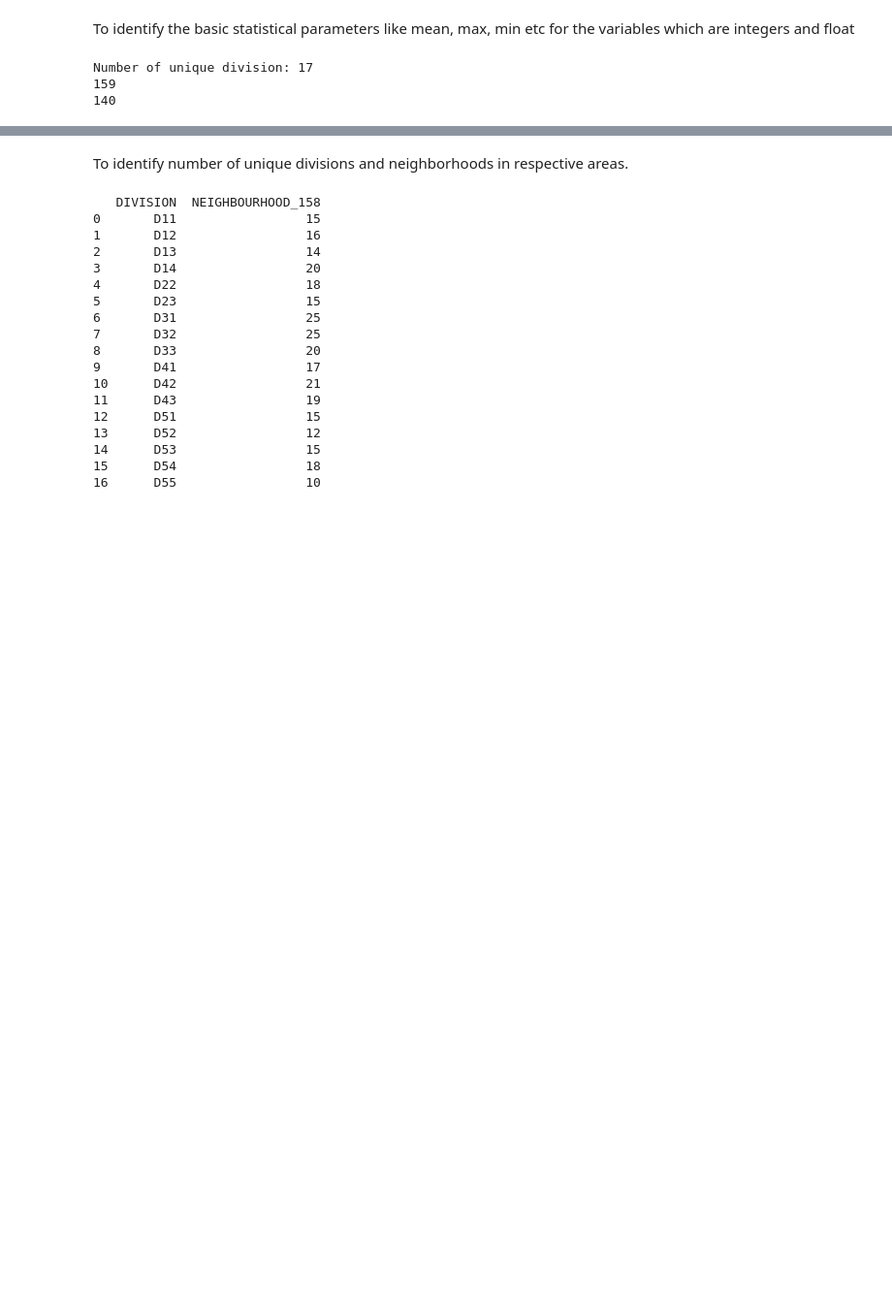
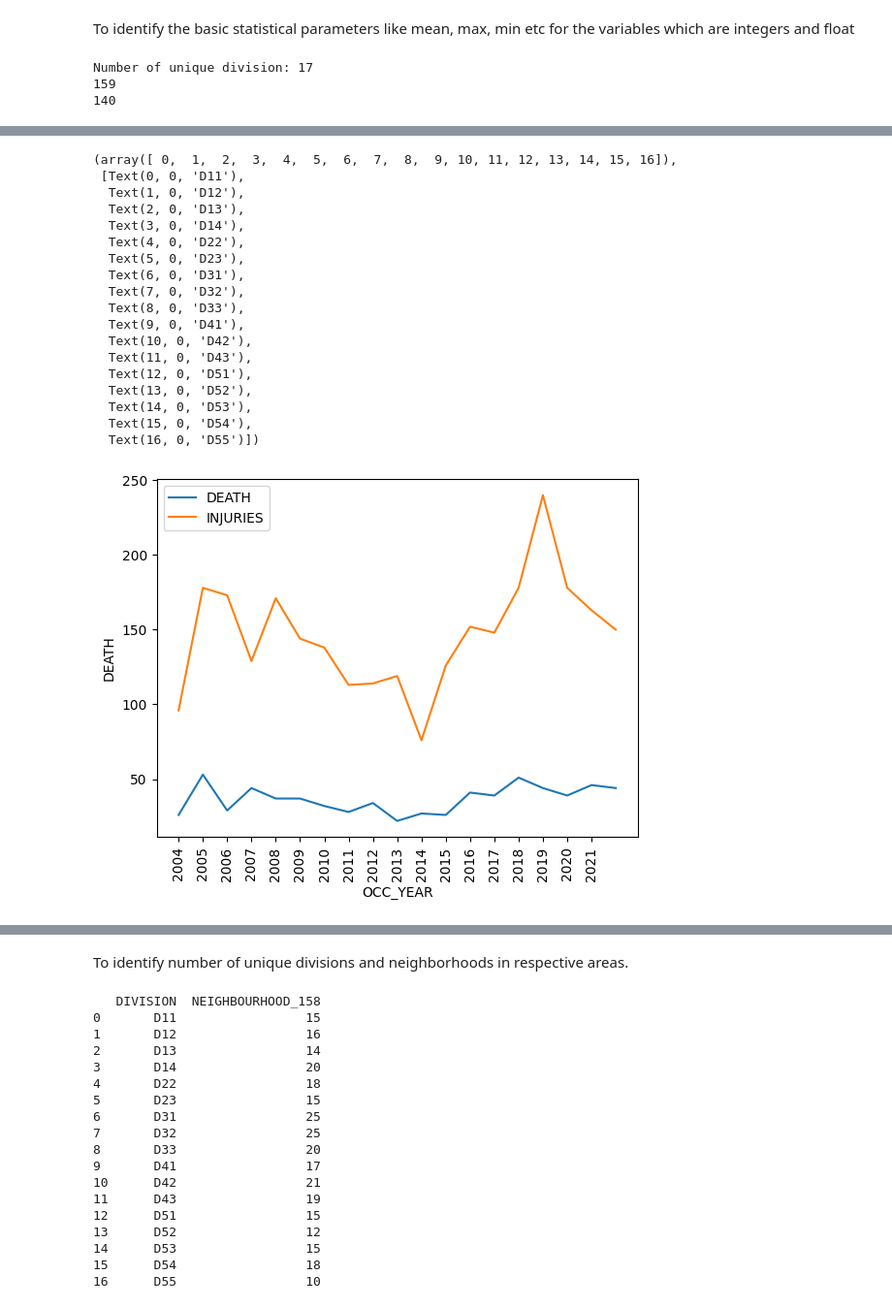
Before and after one commit to Jpeng23/MMAI5100_group6, a Jupyter notebook: project.ipynb, the cells around one changed output, grey strips where cells are left out. Shown at 97% size. Saved outputs shown, nothing was run; the diff lists cells and outputs as text; code cells hidden in the pictures; blank space fills up the shorter version.

```diff
--- a/project.ipynb
+++ b/project.ipynb
@@ -72,0 +95,35 @@ Number of unique division: 17
+# %%
+df12=df.groupby(["OCC_YEAR"])["DEATH"].sum().reset_index()
+df12
+ax=sns.lineplot(x="OCC_YEAR",y="DEATH",data=df12,label="DEATH")
+ax.set_xticks(range(2004,2022))
+plt.xticks(rotation=90)
+df13=df.groupby(["DIVISION"])["INJURIES"].sum().reset_index()
+
+df14=df.groupby(["OCC_YEAR"])["INJURIES"].sum().reset_index()
+sns.lineplot(x="OCC_YEAR",y="INJURIES",data=df14,label="INJURIES")
+
+
+
+sns.catplot(x="DIVISION",y="INJURIES",data=df13,kind="bar",palette="deep")
+plt.xticks(rotation=90)
+# %% [output]
+(array([ 0,  1,  2,  3,  4,  5,  6,  7,  8,  9, 10, 11, 12, 13, 14, 15, 16]),
+ [Text(0, 0, 'D11'),
+  Text(1, 0, 'D12'),
+  Text(2, 0, 'D13'),
+  Text(3, 0, 'D14'),
+  Text(4, 0, 'D22'),
+  Text(5, 0, 'D23'),
+  Text(6, 0, 'D31'),
+  Text(7, 0, 'D32'),
+  Text(8, 0, 'D33'),
+  Text(9, 0, 'D41'),
+  Text(10, 0, 'D42'),
+  Text(11, 0, 'D43'),
+  Text(12, 0, 'D51'),
+  Text(13, 0, 'D52'),
+  Text(14, 0, 'D53'),
+  Text(15, 0, 'D54'),
+  Text(16, 0, 'D55')])
+[figure, added]
```
Also changed, not shown: parts of 4 cells of this notebook.
